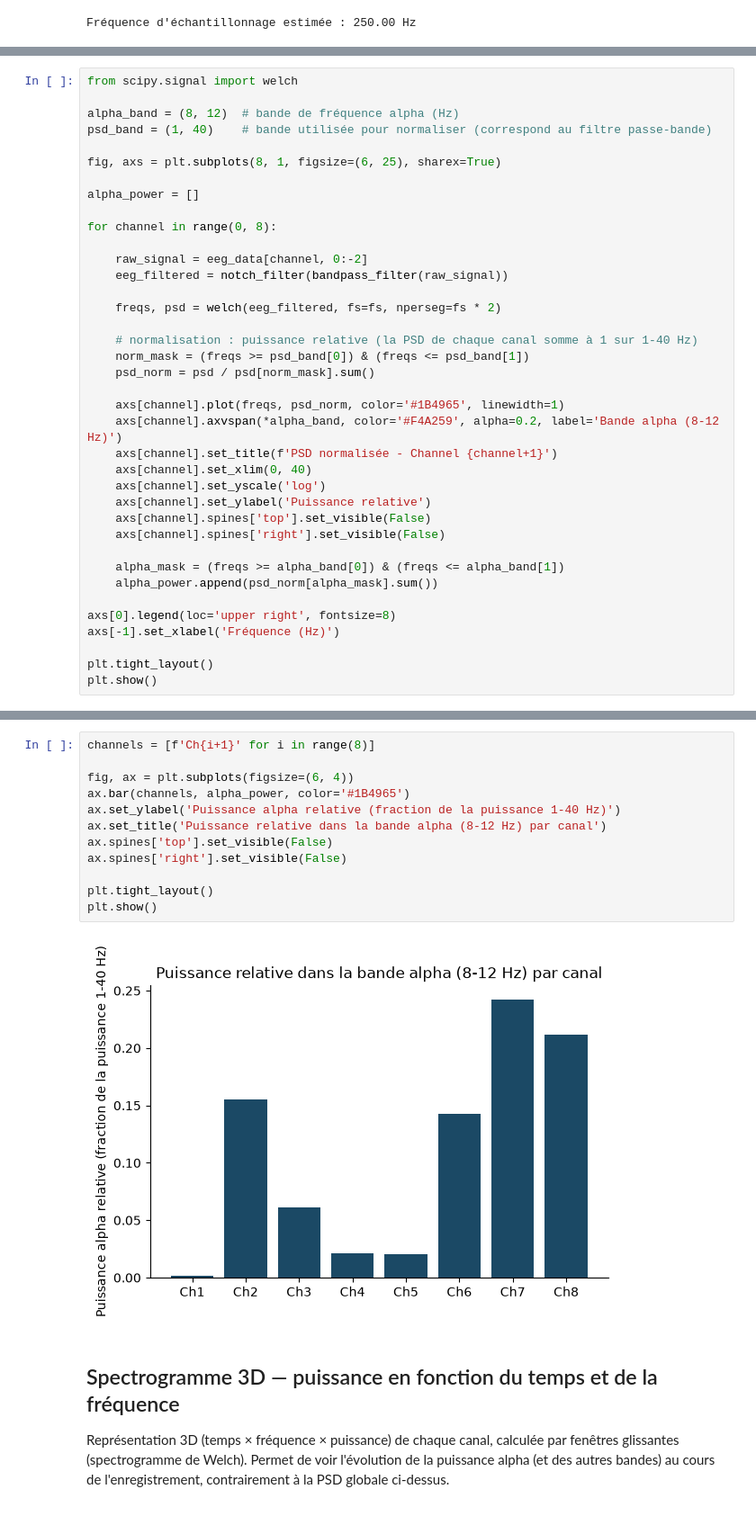
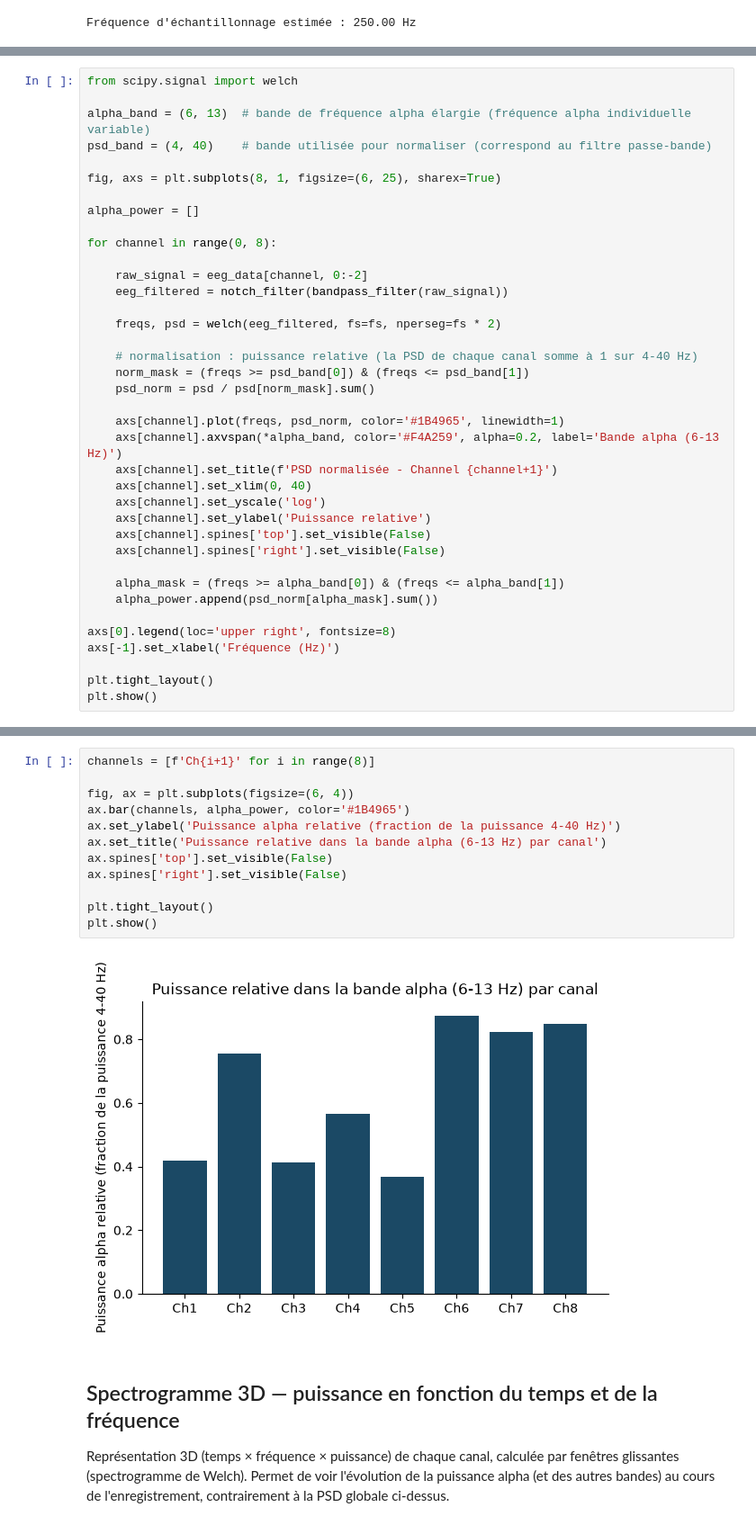
Before and after one commit to nicolascatz/M1_EEG_Project, a Jupyter notebook: scripts/EEG_ANALYSES_M1_ALPHA_TEST_NC.ipynb, the cells around one changed output, grey strips where cells are left out. Shown at 90% size. Drawn from its saved outputs; the diff is of its cells as text.

```diff
--- a/scripts/EEG_ANALYSES_M1_ALPHA_TEST_NC.ipynb
+++ b/scripts/EEG_ANALYSES_M1_ALPHA_TEST_NC.ipynb
@@ -62,8 +62,8 @@ Calcul de la densité spectrale de puissance (PSD) de chaque canal via la métho
 # %%
 from scipy.signal import welch
 
-alpha_band = (8, 12)  # bande de fréquence alpha (Hz)
-psd_band = (1, 40)    # bande utilisée pour normaliser (correspond au filtre passe-bande)
+alpha_band = (6, 13)  # bande de fréquence alpha élargie (fréquence alpha individuelle variable)
+psd_band = (4, 40)    # bande utilisée pour normaliser (correspond au filtre passe-bande)
 
 fig, axs = plt.subplots(8, 1, figsize=(6, 25), sharex=True)
 
@@ -76,12 +76,12 @@ for channel in range(0, 8):
 
     freqs, psd = welch(eeg_filtered, fs=fs, nperseg=fs * 2)
 
-    # normalisation : puissance relative (la PSD de chaque canal somme à 1 sur 1-40 Hz)
+    # normalisation : puissance relative (la PSD de chaque canal somme à 1 sur 4-40 Hz)
     norm_mask = (freqs >= psd_band[0]) & (freqs <= psd_band[1])
     psd_norm = psd / psd[norm_mask].sum()
 
     axs[channel].plot(freqs, psd_norm, color='#1B4965', linewidth=1)
-    axs[channel].axvspan(*alpha_band, color='#F4A259', alpha=0.2, label='Bande alpha (8-12 Hz)')
+    axs[channel].axvspan(*alpha_band, color='#F4A259', alpha=0.2, label='Bande alpha (6-13 Hz)')
     axs[channel].set_title(f'PSD normalisée - Channel {channel+1}')
     axs[channel].set_xlim(0, 40)
     axs[channel].set_yscale('log')
@@ -106,17 +106,17 @@ Résumé de la puissance moyenne dans la bande alpha (8-12 Hz) pour chaque canal
 # %%
 channels = [f'Ch{i+1}' for i in range(8)]
 
 fig, ax = plt.subplots(figsize=(6, 4))
 ax.bar(channels, alpha_power, color='#1B4965')
-ax.set_ylabel('Puissance alpha relative (fraction de la puissance 1-40 Hz)')
-ax.set_title('Puissance relative dans la bande alpha (8-12 Hz) par canal')
+ax.set_ylabel('Puissance alpha relative (fraction de la puissance 4-40 Hz)')
+ax.set_title('Puissance relative dans la bande alpha (6-13 Hz) par canal')
 ax.spines['top'].set_visible(False)
 ax.spines['right'].set_visible(False)
 
 plt.tight_layout()
 plt.show()
 # %% [output]
-[figure, old version]
+[figure, new version]
 # %% [markdown]
 ## Spectrogramme 3D — puissance en fonction du temps et de la fréquence
 
```
Also changed, not shown: parts of 3 cells of this notebook.
